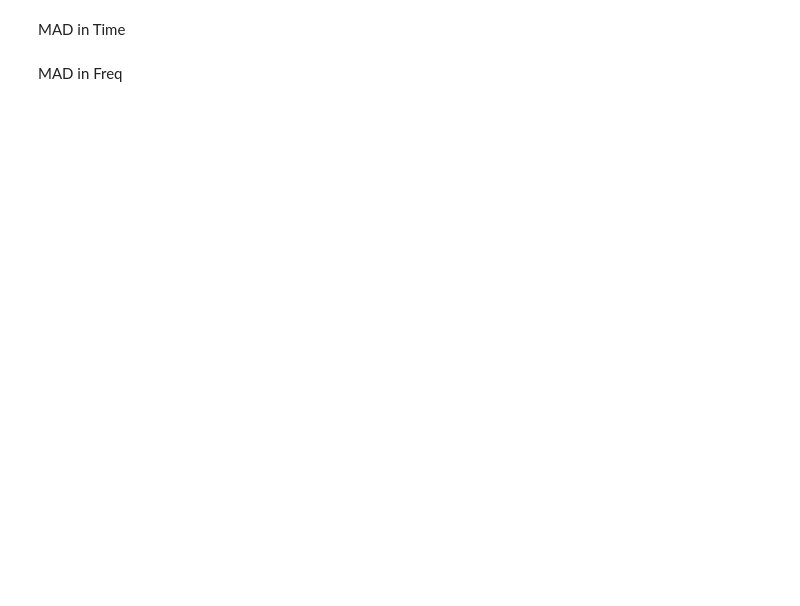
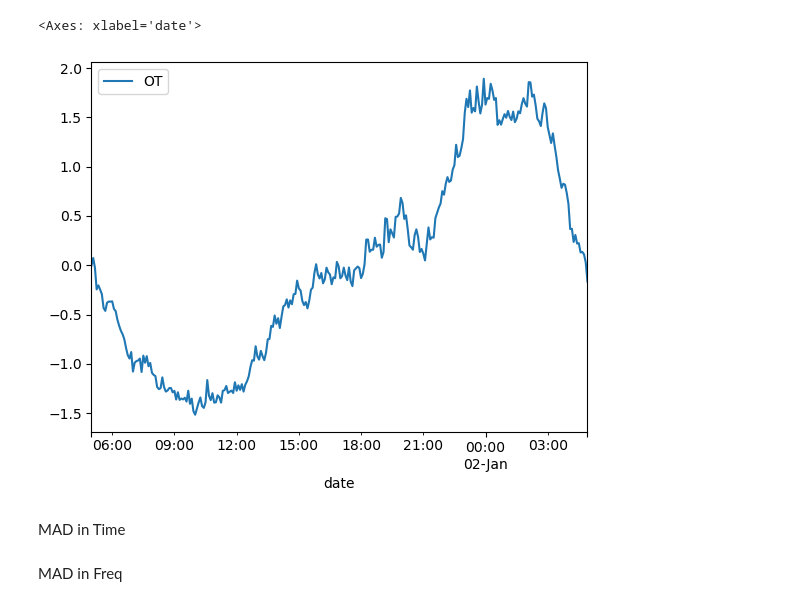
Before and after one commit to WillWang1113/Moving-Average-Diffusion, a Jupyter notebook: notebooks/degrade_fn.ipynb, the cells around one changed output. Saved outputs shown, nothing was run; the diff lists cells and outputs as text; code cells hidden in the pictures; blank space fills up the shorter version.

```diff
--- a/notebooks/degrade_fn.ipynb
+++ b/notebooks/degrade_fn.ipynb
@@ -5,14 +5,19 @@ import matplotlib.pyplot as plt
 from math import ceil
 from src.utils.filters import MovingAvgTime, get_factors, MovingAvgFreq
 # %%
+seq_len = 288
 df = pd.read_csv(
-    # "/home/user/data/FrequencyDiffusion/dataset/MFRED_clean.csv",
-    "/home/user/data/FrequencyDiffusion/dataset/MFRED_clean.csv",
+    "/home/user/data/THU-timeseries/MFRED/MFRED.csv",
+    # "/home/user/data/THU-timeseries/electricity/electricity.csv",
     index_col=0,
     parse_dates=True,
-)[["value"]]
-df = df[:288]
+)[["OT"]]
+df = df[:seq_len]
+df = (df-df.mean())/df.std()
 df.plot()
+# %% [output]
+<Axes: xlabel='date'>
+[figure, added]
 # %% [markdown]
 MAD in Time
 # %%
```
Also changed, not shown: parts of 1 cell of this notebook, 35 other files.
